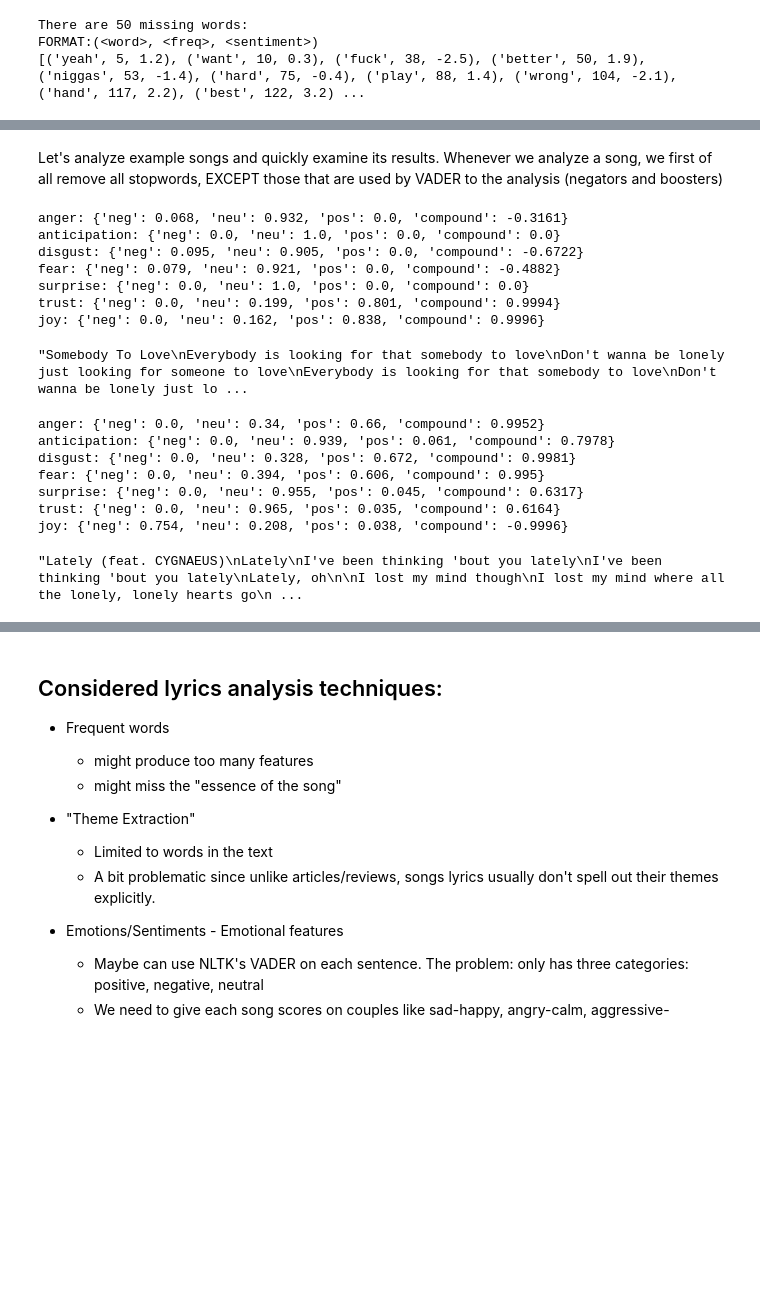
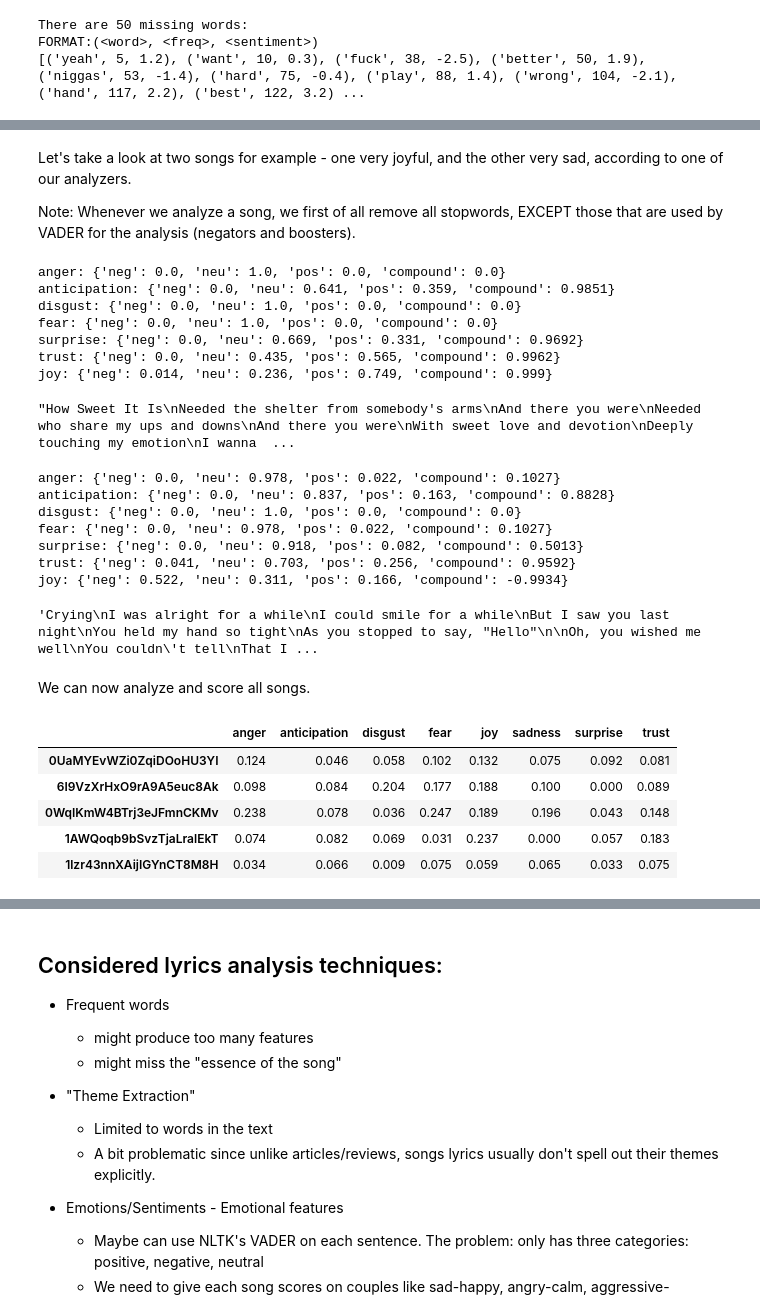
Before and after one commit to liorBlum/ds-project, a Jupyter notebook: EDA.ipynb, the cells around one changed output, grey strips where cells are left out. Cells and saved outputs as stored; diff of their text form; code cells hidden in the pictures; blank space fills up the shorter version.

```diff
--- a/EDA.ipynb
+++ b/EDA.ipynb
@@ -155,8 +178,9 @@ emotion_lexicon_filename = os.path.basename(lexicons_by_emotion_path.format('joy
 shutil.copyfile(lexicons_by_emotion_path.format('joy'), os.path.join(vader_dir, emotion_lexicon_filename))
 emotions_vader_analyzers['joy'] = SentimentIntensityAnalyzer(emotion_lexicon_filename)
 # %% [markdown]
-Let's analyze example songs and quickly examine its results.
-Whenever we analyze a song, we first of all remove all stopwords, EXCEPT those that are used by VADER to the analysis (negators and boosters)
+Let's take a look at two songs for example - one very joyful, and the other very sad, according to one of our analyzers.
+
+Note: Whenever we analyze a song, we first of all remove all stopwords, EXCEPT those that are used by VADER for the analysis (negators and boosters).
 # %%
 import spacy.lang.en
 from vaderSentiment.vaderSentiment import negated, BOOSTER_DICT
@@ -164,8 +188,8 @@ from random import sample
 
 unnecessary_stopwords = {word for word in spacy.lang.en.STOP_WORDS if not negated([word]) and word not in BOOSTER_DICT.keys()}
 
-def trim_text(text, trim_words):
-    text_words = [w for w in text.split() if w.lower() not in trim_words]
+def trim_text(text):
+    text_words = [w for w in text.split() if w.lower() not in unnecessary_stopwords]
     return ' '.join(text_words)
 
 def analyze_song(lyrics, emotion):
@@ -174,44 +198,59 @@ def analyze_song(lyrics, emotion):
         emotion, sentiment = 'joy', 'neg'
     else:
         sentiment = 'pos'
-    return emotions_vader_analyzers[emotion].polarity_scores(trim_text(lyrics, unnecessary_stopwords))[sentiment]
+    return emotions_vader_analyzers[emotion].polarity_scores(trim_text(lyrics))[sentiment]
 
 def find_max_song(N, emotion):
-    max_joy_song = ('', 0.0)
+    max_song = ('', 0.0)
     lyrics_list = sample([x for x in all_lyrics_series if len(x) > 600], N)
     for lyrics in lyrics_list:
         val = analyze_song(lyrics, emotion)
-        if val > max_joy_song[1]:
-            max_joy_song = (lyrics, val)
+        if val > max_song[1]:
+            max_song = (lyrics, val)
 
     # Print all analyzers results for it
     for emotion, analyzer in emotions_vader_analyzers.items():
-        print(f'{emotion}: {analyzer.polarity_scores(trim_text(max_joy_song[0], unnecessary_stopwords))}')
+        print(f'{emotion}: {analyzer.polarity_scores(trim_text(max_song[0]))}')
 
-    return max_joy_song[0]
+    return max_song[0]
 
-# Find most joyful song in random 500 songs
-print()
+# Find most joyful song in randomly selected 500 songs
 find_max_song(500, 'joy')
 # %% [output]
-anger: {'neg': 0.068, 'neu': 0.932, 'pos': 0.0, 'compound': -0.3161}
-anticipation: {'neg': 0.0, 'neu': 1.0, 'pos': 0.0, 'compound': 0.0}
-disgust: {'neg': 0.095, 'neu': 0.905, 'pos': 0.0, 'compound': -0.6722}
-fear: {'neg': 0.079, 'neu': 0.921, 'pos': 0.0, 'compound': -0.4882}
-surprise: {'neg': 0.0, 'neu': 1.0, 'pos': 0.0, 'compound': 0.0}
-trust: {'neg': 0.0, 'neu': 0.199, 'pos': 0.801, 'compound': 0.9994}
-joy: {'neg': 0.0, 'neu': 0.162, 'pos': 0.838, 'compound': 0.9996}
+anger: {'neg': 0.0, 'neu': 1.0, 'pos': 0.0, 'compound': 0.0}
+anticipation: {'neg': 0.0, 'neu': 0.641, 'pos': 0.359, 'compound': 0.9851}
+disgust: {'neg': 0.0, 'neu': 1.0, 'pos': 0.0, 'compound': 0.0}
+fear: {'neg': 0.0, 'neu': 1.0, 'pos': 0.0, 'compound': 0.0}
+surprise: {'neg': 0.0, 'neu': 0.669, 'pos': 0.331, 'compound': 0.9692}
+trust: {'neg': 0.0, 'neu': 0.435, 'pos': 0.565, 'compound': 0.9962}
+joy: {'neg': 0.014, 'neu': 0.236, 'pos': 0.749, 'compound': 0.999}
-"Somebody To Love\nEverybody is looking for that somebody to love\nDon't wanna be lonely just looking for someone to love\nEverybody is looking for that somebody to love\nDon't wanna be lonely just lo ...
+"How Sweet It Is\nNeeded the shelter from somebody's arms\nAnd there you were\nNeeded who share my ups and downs\nAnd there you were\nWith sweet love and devotion\nDeeply touching my emotion\nI wanna  ...
 # %%
-# Find saddest song in the first 1000 songs
-print()
+# Find saddest song in randomly selected 500 songs
 find_max_song(500, 'sadness')
 # %% [output]
-anger: {'neg': 0.0, 'neu': 0.34, 'pos': 0.66, 'compound': 0.9952}
-anticipation: {'neg': 0.0, 'neu': 0.939, 'pos': 0.061, 'compound': 0.7978}
-disgust: {'neg': 0.0, 'neu': 0.328, 'pos': 0.672, 'compound': 0.9981}
-fear: {'neg': 0.0, 'neu': 0.394, 'pos': 0.606, 'compound': 0.995}
-surprise: {'neg': 0.0, 'neu': 0.955, 'pos': 0.045, 'compound': 0.6317}
-trust: {'neg': 0.0, 'neu': 0.965, 'pos': 0.035, 'compound': 0.6164}
-joy: {'neg': 0.754, 'neu': 0.208, 'pos': 0.038, 'compound': -0.9996}
+anger: {'neg': 0.0, 'neu': 0.978, 'pos': 0.022, 'compound': 0.1027}
+anticipation: {'neg': 0.0, 'neu': 0.837, 'pos': 0.163, 'compound': 0.8828}
+disgust: {'neg': 0.0, 'neu': 1.0, 'pos': 0.0, 'compound': 0.0}
+fear: {'neg': 0.0, 'neu': 0.978, 'pos': 0.022, 'compound': 0.1027}
+surprise: {'neg': 0.0, 'neu': 0.918, 'pos': 0.082, 'compound': 0.5013}
+trust: {'neg': 0.041, 'neu': 0.703, 'pos': 0.256, 'compound': 0.9592}
+joy: {'neg': 0.522, 'neu': 0.311, 'pos': 0.166, 'compound': -0.9934}
-"Lately (feat. CYGNAEUS)\nLately\nI've been thinking 'bout you lately\nI've been thinking 'bout you lately\nLately, oh\n\nI lost my mind though\nI lost my mind where all the lonely, lonely hearts go\n ...
+'Crying\nI was alright for a while\nI could smile for a while\nBut I saw you last night\nYou held my hand so tight\nAs you stopped to say, "Hello"\n\nOh, you wished me well\nYou couldn\'t tell\nThat I ...
+# %% [markdown]
+We can now analyze and score all songs.
+# %%
+import pandas as pd
+
+all_songs_emotions = pd.DataFrame({emotion: [analyze_song(lyrics, emotion) for lyrics in all_lyrics_series]
+                                  for emotion in emotions},
+                                  index=all_lyrics_series.keys())
+all_songs_emotions.to_csv('data/songs_emotions.csv')
+all_songs_emotions.head()
+# %% [output]
+|  | anger | anticipation | disgust | fear | joy | sadness | surprise | trust |
+| 0UaMYEvWZi0ZqiDOoHU3YI | 0.124 | 0.046 | 0.058 | 0.102 | 0.132 | 0.075 | 0.092 | 0.081 |
+| 6I9VzXrHxO9rA9A5euc8Ak | 0.098 | 0.084 | 0.204 | 0.177 | 0.188 | 0.100 | 0.000 | 0.089 |
+| 0WqIKmW4BTrj3eJFmnCKMv | 0.238 | 0.078 | 0.036 | 0.247 | 0.189 | 0.196 | 0.043 | 0.148 |
+| 1AWQoqb9bSvzTjaLralEkT | 0.074 | 0.082 | 0.069 | 0.031 | 0.237 | 0.000 | 0.057 | 0.183 |
+| 1lzr43nnXAijIGYnCT8M8H | 0.034 | 0.066 | 0.009 | 0.075 | 0.059 | 0.065 | 0.033 | 0.075 |
```
Also changed, not shown: parts of 15 cells of this notebook, 1 other file.
